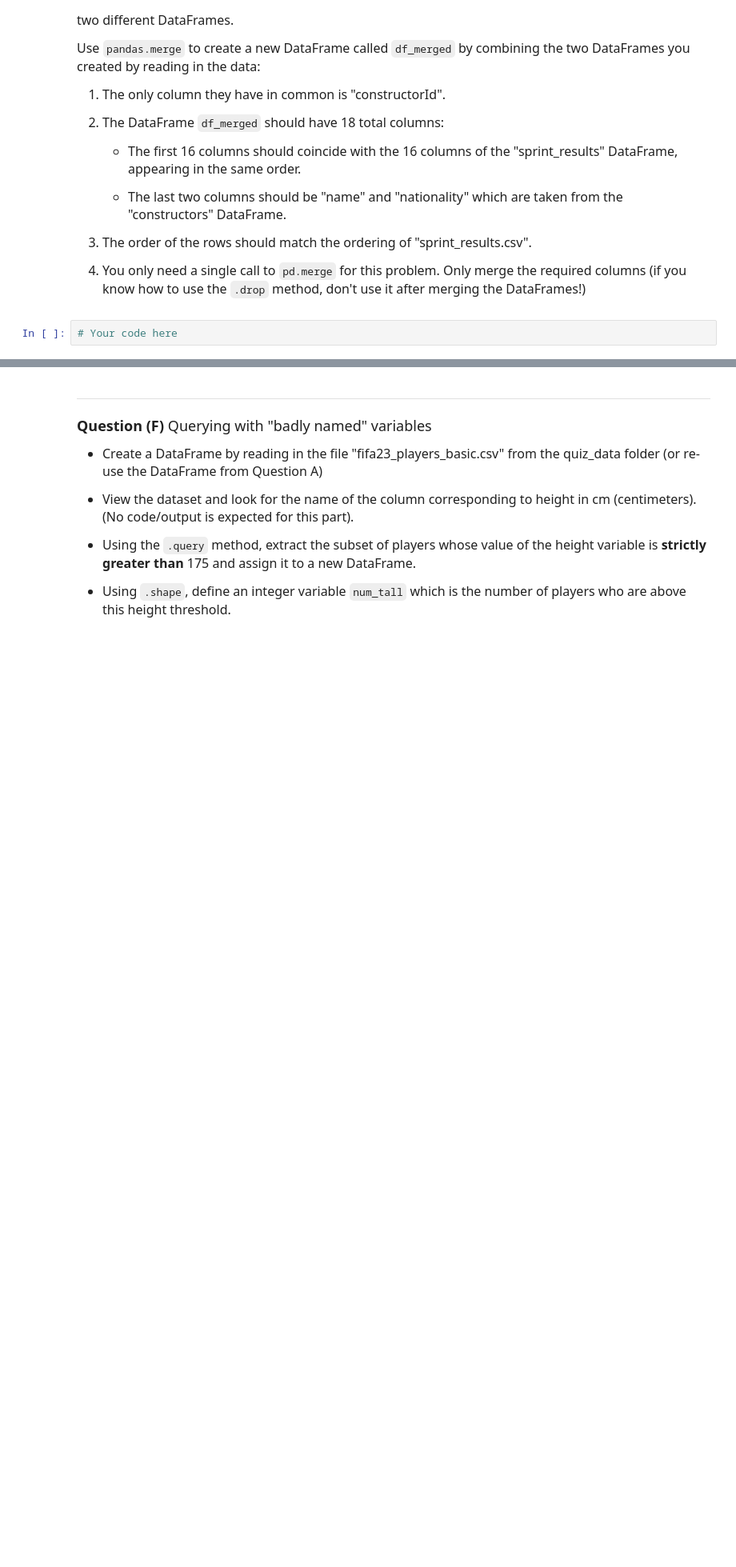
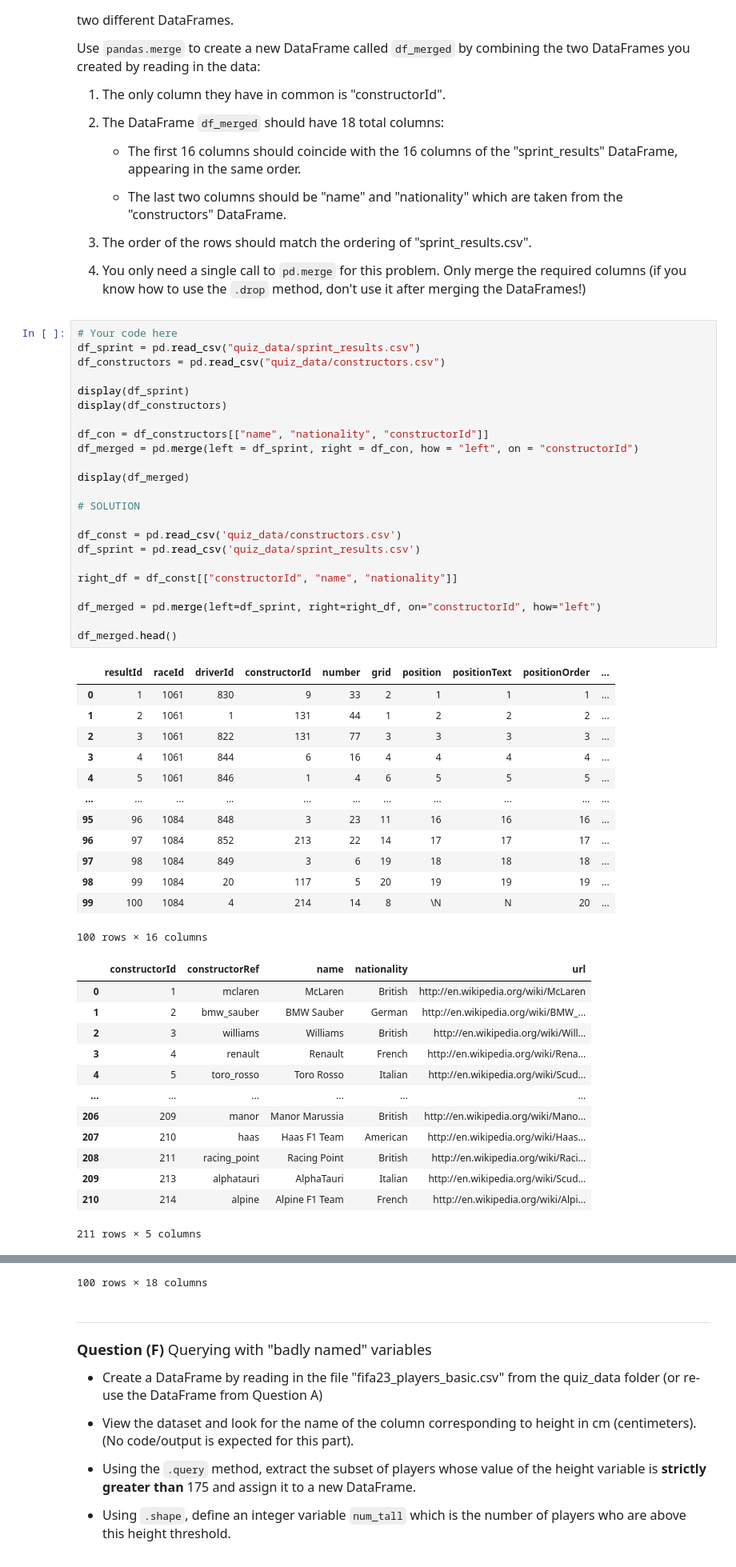
Before and after one commit to inisokoya/datasci151fall2026, a Jupyter notebook: _quizzes/practice_quiz_4/practice_quiz_4.ipynb, the cells around one changed output, grey strips where cells are left out. Shown at 80% size. Drawn from its saved outputs; the diff is of its cells as text; blank space fills up the shorter version.

```diff
--- a/_quizzes/practice_quiz_4/practice_quiz_4.ipynb
+++ b/_quizzes/practice_quiz_4/practice_quiz_4.ipynb
@@ -146,3 +334,51 @@ Use `pandas.merge` to create a new DataFrame called `df_merged` by combining the
 4. You only need a single call to `pd.merge` for this problem. Only merge the required columns (if you know how to use the `.drop` method, don't use it after merging the DataFrames!)
 # %%
 # Your code here
+df_sprint = pd.read_csv("quiz_data/sprint_results.csv")
+df_constructors = pd.read_csv("quiz_data/constructors.csv")
+
+display(df_sprint)
+display(df_constructors)
+
+df_con = df_constructors[["name", "nationality", "constructorId"]]
+df_merged = pd.merge(left = df_sprint, right = df_con, how = "left", on = "constructorId")
+
+display(df_merged)
+
+# SOLUTION
+
+df_const = pd.read_csv('quiz_data/constructors.csv')
+df_sprint = pd.read_csv('quiz_data/sprint_results.csv')
+
+right_df = df_const[["constructorId", "name", "nationality"]]
+
+df_merged = pd.merge(left=df_sprint, right=right_df, on="constructorId", how="left")
+
+df_merged.head()
+# %% [output]
+|  | resultId | raceId | driverId | constructorId | number | grid | position | positionText | positionOrder | ... |
+| 0 | 1 | 1061 | 830 | 9 | 33 | 2 | 1 | 1 | 1 | ... |
+| 1 | 2 | 1061 | 1 | 131 | 44 | 1 | 2 | 2 | 2 | ... |
+| 2 | 3 | 1061 | 822 | 131 | 77 | 3 | 3 | 3 | 3 | ... |
+| 3 | 4 | 1061 | 844 | 6 | 16 | 4 | 4 | 4 | 4 | ... |
+| 4 | 5 | 1061 | 846 | 1 | 4 | 6 | 5 | 5 | 5 | ... |
+| ... | ... | ... | ... | ... | ... | ... | ... | ... | ... | ... |
+| 95 | 96 | 1084 | 848 | 3 | 23 | 11 | 16 | 16 | 16 | ... |
+| 96 | 97 | 1084 | 852 | 213 | 22 | 14 | 17 | 17 | 17 | ... |
+| 97 | 98 | 1084 | 849 | 3 | 6 | 19 | 18 | 18 | 18 | ... |
+| 98 | 99 | 1084 | 20 | 117 | 5 | 20 | 19 | 19 | 19 | ... |
+| 99 | 100 | 1084 | 4 | 214 | 14 | 8 | \N | N | 20 | ... |
+100 rows × 16 columns
+|  | constructorId | constructorRef | name | nationality | url |
+| 0 | 1 | mclaren | McLaren | British | http://en.wikipedia.org/wiki/McLaren |
+| 1 | 2 | bmw_sauber | BMW Sauber | German | http://en.wikipedia.org/wiki/BMW_... |
+| 2 | 3 | williams | Williams | British | http://en.wikipedia.org/wiki/Will... |
+| 3 | 4 | renault | Renault | French | http://en.wikipedia.org/wiki/Rena... |
+| 4 | 5 | toro_rosso | Toro Rosso | Italian | http://en.wikipedia.org/wiki/Scud... |
+| ... | ... | ... | ... | ... | ... |
+| 206 | 209 | manor | Manor Marussia | British | http://en.wikipedia.org/wiki/Mano... |
+| 207 | 210 | haas | Haas F1 Team | American | http://en.wikipedia.org/wiki/Haas... |
+| 208 | 211 | racing_point | Racing Point | British | http://en.wikipedia.org/wiki/Raci... |
+| 209 | 213 | alphatauri | AlphaTauri | Italian | http://en.wikipedia.org/wiki/Scud... |
+| 210 | 214 | alpine | Alpine F1 Team | French | http://en.wikipedia.org/wiki/Alpi... |
+211 rows × 5 columns
@@ -149,3 +397,4 @@ Use `pandas.merge` to create a new DataFrame called `df_merged` by combining the
+100 rows × 18 columns
 # %% [markdown]
 ______________________
 
```
Also changed, not shown: parts of 7 cells of this notebook.
